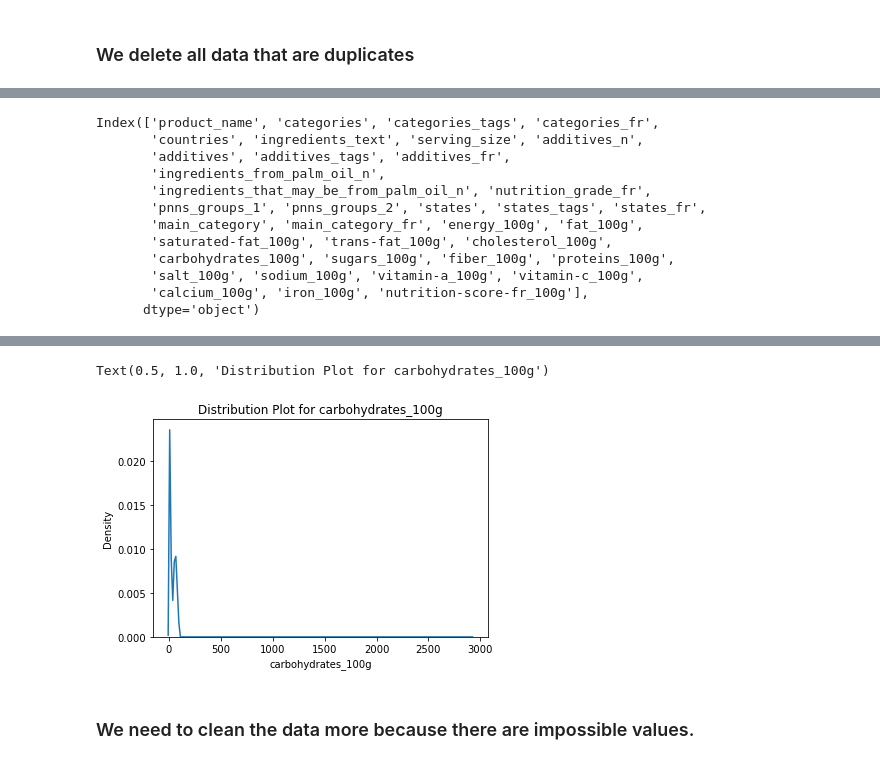
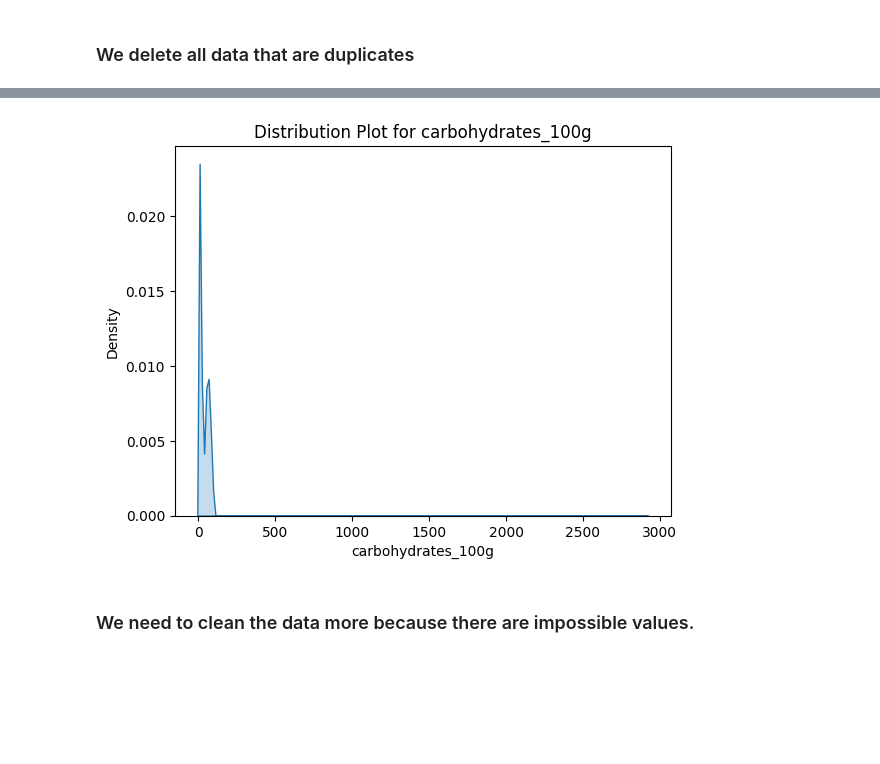
Before and after one commit to santra11/Sante-Paris2021, a Jupyter notebook: Sante-Public Paris.ipynb, the cells around one changed output, grey strips where cells are left out. Cells and saved outputs as stored; diff of their text form; code cells hidden in the pictures; blank space fills up the shorter version.

```diff
--- a/Sante-Public Paris.ipynb
+++ b/Sante-Public Paris.ipynb
@@ -162,18 +151,3 @@ data
-# %%
-data.columns[0:37]
-# %% [output]
-Index(['product_name', 'categories', 'categories_tags', 'categories_fr',
-       'countries', 'ingredients_text', 'serving_size', 'additives_n',
-       'additives', 'additives_tags', 'additives_fr',
-       'ingredients_from_palm_oil_n',
-       'ingredients_that_may_be_from_palm_oil_n', 'nutrition_grade_fr',
-       'pnns_groups_1', 'pnns_groups_2', 'states', 'states_tags', 'states_fr',
-       'main_category', 'main_category_fr', 'energy_100g', 'fat_100g',
-       'saturated-fat_100g', 'trans-fat_100g', 'cholesterol_100g',
-       'carbohydrates_100g', 'sugars_100g', 'fiber_100g', 'proteins_100g',
-       'salt_100g', 'sodium_100g', 'vitamin-a_100g', 'vitamin-c_100g',
-       'calcium_100g', 'iron_100g', 'nutrition-score-fr_100g'],
-      dtype='object')
 # %%
 data.describe()
 # %% [output]
@@ -187,10 +161,9 @@ data.describe()
 | 75% | 3.000000 | 0.000000 | 0.000000 | 1.674000e+03 | 20.000000 | 7.140000 | ... |
 | max | 31.000000 | 2.000000 | 6.000000 | 3.251373e+06 | 714.290000 | 550.000000 | ... |
 # %%
-sns.kdeplot(data['carbohydrates_100g']).set_title('Distribution Plot for carbohydrates_100g')
+sns.kdeplot(data['carbohydrates_100g'], fill=True).set_title('Distribution Plot for carbohydrates_100g');
 # %% [output]
-Text(0.5, 1.0, 'Distribution Plot for carbohydrates_100g')
-[figure, old version]
+[figure, new version]
 # %% [markdown]
 ### We need to clean the data more because there are impossible values.
 # %%
```
Also changed, not shown: parts of 81 cells of this notebook.
